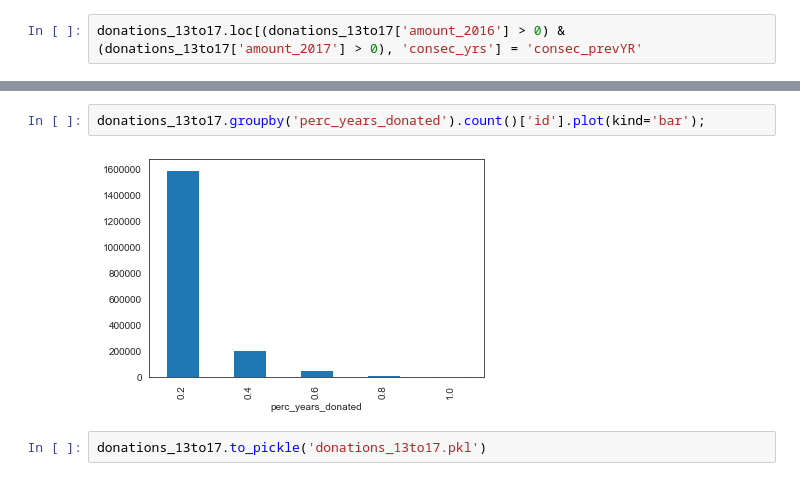
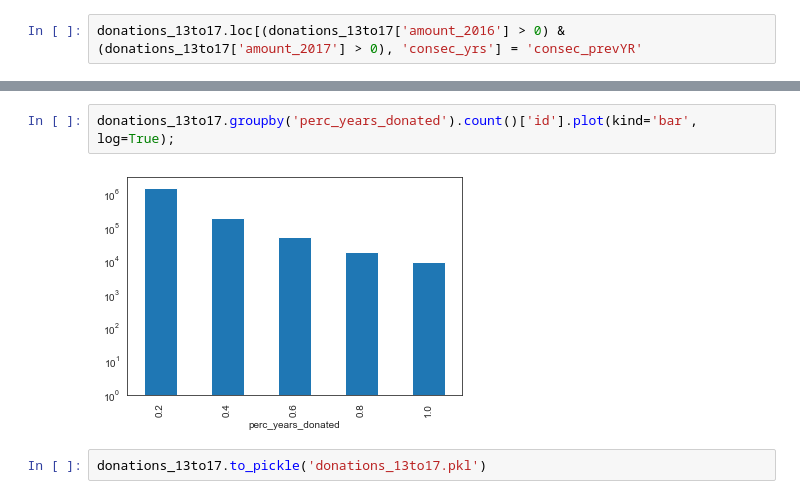
Before and after one commit to erinmarieanderson/donations, a Jupyter notebook: notebooks/donation_export_create_dataframes.ipynb, the cells around one changed output, grey strips where cells are left out. Cells and saved outputs as stored; diff of their text form.

```diff
--- a/notebooks/donation_export_create_dataframes.ipynb
+++ b/notebooks/donation_export_create_dataframes.ipynb
@@ -939,7 +957,7 @@ donations_13to17.head()
 # %%
-donations_13to17.groupby('perc_years_donated').count()['id'].plot(kind='bar');
+donations_13to17.groupby('perc_years_donated').count()['id'].plot(kind='bar', log=True);
 # %% [output]
-[figure, old version]
+[figure, new version]
 # %%
 donations_13to17.to_pickle('donations_13to17.pkl')
 # %% [markdown]
```
Also changed, not shown: parts of 23 cells of this notebook, 3 other files.
